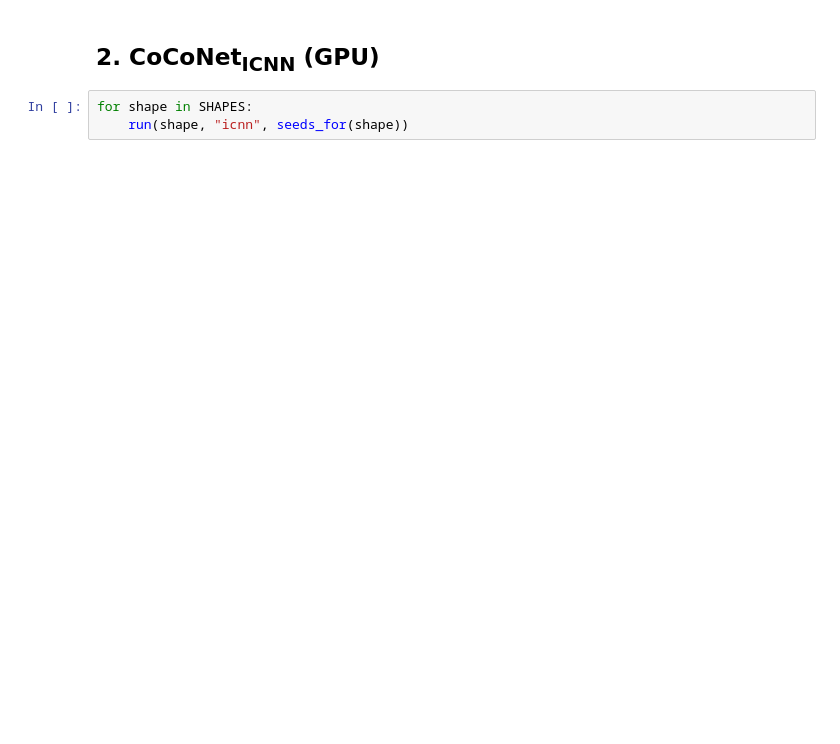
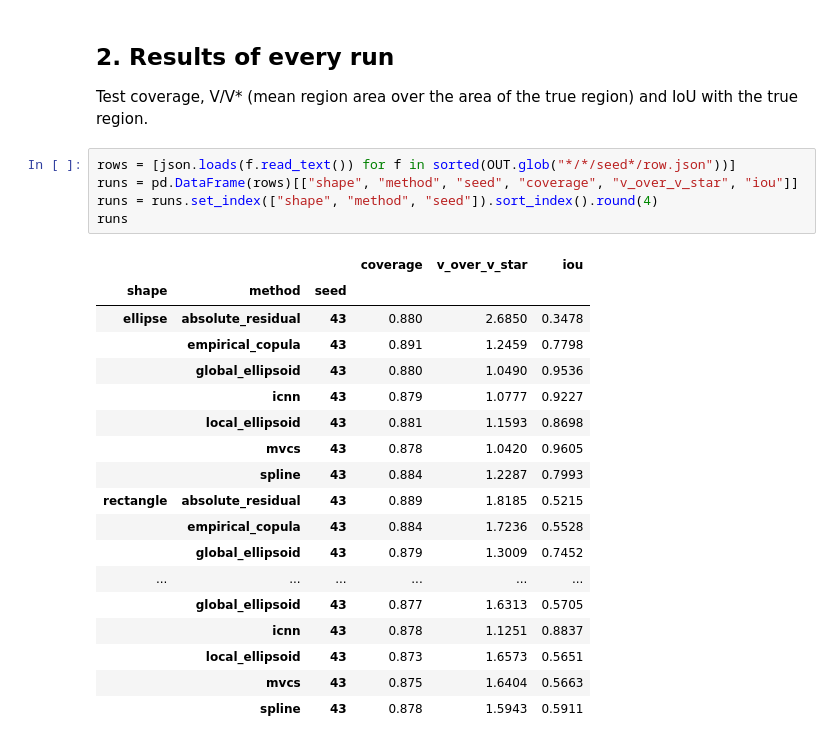
Before and after one commit to AI4OPT/CoCoNet, a Jupyter notebook: synthetic.ipynb, the cells around one changed output. Drawn from its saved outputs; the diff is of its cells as text; blank space fills up the shorter version.

```diff
--- a/synthetic.ipynb
+++ b/synthetic.ipynb
@@ -65,6 +77,29 @@ for shape in SHAPES:
 # %% [markdown]
-## 2. CoCoNet<sub>ICNN</sub> (GPU)
+## 2. Results of every run
+
+Test coverage, V/V\* (mean region area over the area of the true region) and IoU with the true region.
 # %%
-for shape in SHAPES:
-    run(shape, "icnn", seeds_for(shape))
+rows = [json.loads(f.read_text()) for f in sorted(OUT.glob("*/*/seed*/row.json"))]
+runs = pd.DataFrame(rows)[["shape", "method", "seed", "coverage", "v_over_v_star", "iou"]]
+runs = runs.set_index(["shape", "method", "seed"]).sort_index().round(4)
+runs
+# %% [output]
+|  |  |  | coverage | v_over_v_star | iou |
+| shape | method | seed |  |  |  |
+| ellipse | absolute_residual | 43 | 0.880 | 2.6850 | 0.3478 |
+|  | empirical_copula | 43 | 0.891 | 1.2459 | 0.7798 |
+|  | global_ellipsoid | 43 | 0.880 | 1.0490 | 0.9536 |
+|  | icnn | 43 | 0.879 | 1.0777 | 0.9227 |
+|  | local_ellipsoid | 43 | 0.881 | 1.1593 | 0.8698 |
+|  | mvcs | 43 | 0.878 | 1.0420 | 0.9605 |
+|  | spline | 43 | 0.884 | 1.2287 | 0.7993 |
+| rectangle | absolute_residual | 43 | 0.889 | 1.8185 | 0.5215 |
+|  | empirical_copula | 43 | 0.884 | 1.7236 | 0.5528 |
+|  | global_ellipsoid | 43 | 0.879 | 1.3009 | 0.7452 |
+| ... | ... | ... | ... | ... | ... |
+|  | global_ellipsoid | 43 | 0.877 | 1.6313 | 0.5705 |
+|  | icnn | 43 | 0.878 | 1.1251 | 0.8837 |
+|  | local_ellipsoid | 43 | 0.873 | 1.6573 | 0.5651 |
+|  | mvcs | 43 | 0.875 | 1.6404 | 0.5663 |
+|  | spline | 43 | 0.878 | 1.5943 | 0.5911 |
 # %% [markdown]
```
Also changed, not shown: parts of 10 cells of this notebook, 5 other files.
